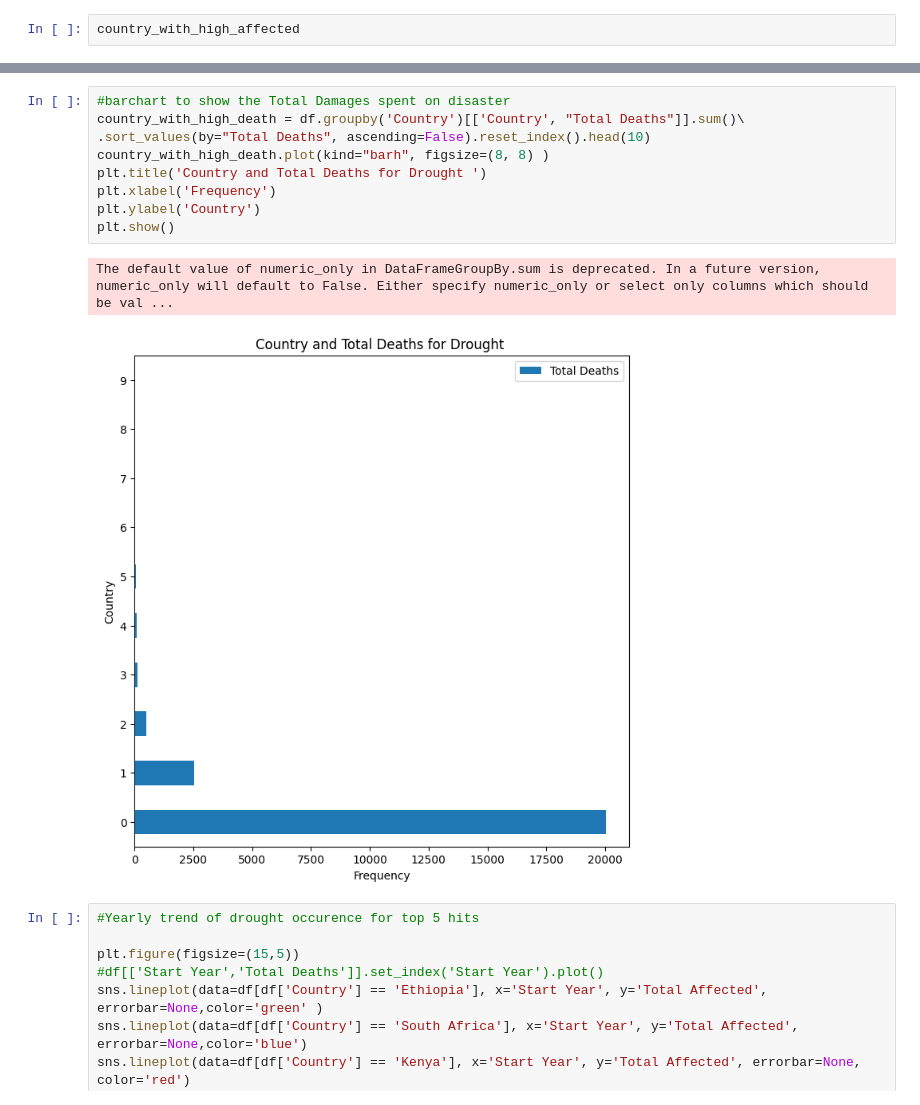
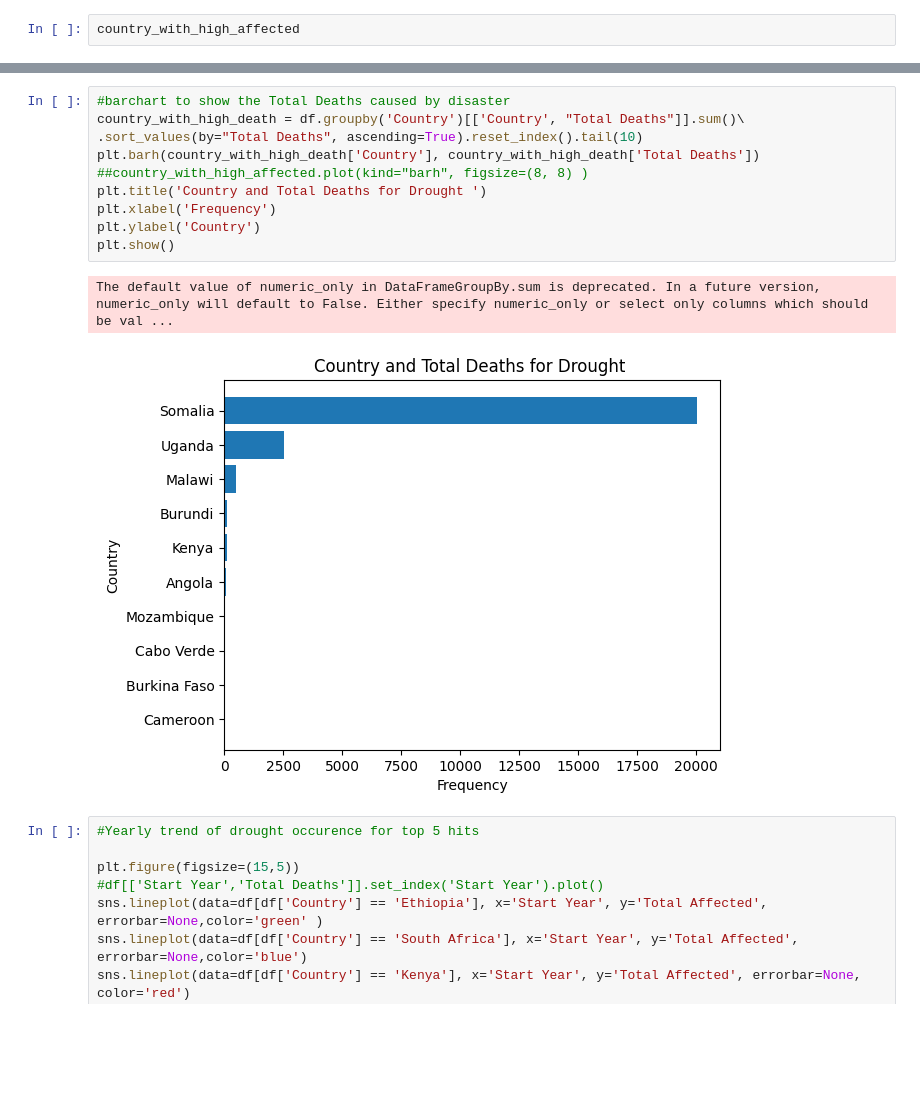
Before and after one commit to Shayee0778/Hamoye-Model-Maker, a Jupyter notebook: Model_makers_Premiere_project.ipynb, the cells around one changed output, grey strips where cells are left out. Drawn from its saved outputs; the diff is of its cells as text; blank space fills up the shorter version.

```diff
--- a/Model_makers_Premiere_project.ipynb
+++ b/Model_makers_Premiere_project.ipynb
@@ -839,17 +839,18 @@ plt.show()
 The default value of numeric_only in DataFrameGroupBy.sum is deprecated. In a future version, numeric_only will default to False. Either specify numeric_only or select only columns which should be val ...
 [figure]
 # %%
-#barchart to show the Total Damages spent on disaster
+#barchart to show the Total Deaths caused by disaster
 country_with_high_death = df.groupby('Country')[['Country', "Total Deaths"]].sum()\
-.sort_values(by="Total Deaths", ascending=False).reset_index().head(10)
-country_with_high_death.plot(kind="barh", figsize=(8, 8) )
+.sort_values(by="Total Deaths", ascending=True).reset_index().tail(10)
+plt.barh(country_with_high_death['Country'], country_with_high_death['Total Deaths'])
+##country_with_high_affected.plot(kind="barh", figsize=(8, 8) )
 plt.title('Country and Total Deaths for Drought ')
 plt.xlabel('Frequency')
 plt.ylabel('Country')
 plt.show()
 # %% [output]
 The default value of numeric_only in DataFrameGroupBy.sum is deprecated. In a future version, numeric_only will default to False. Either specify numeric_only or select only columns which should be val ...
-[figure, old version]
+[figure, new version]
 # %%
 #Yearly trend of drought occurence for top 5 hits
 
```
Also changed, not shown: parts of 1 cell of this notebook.
